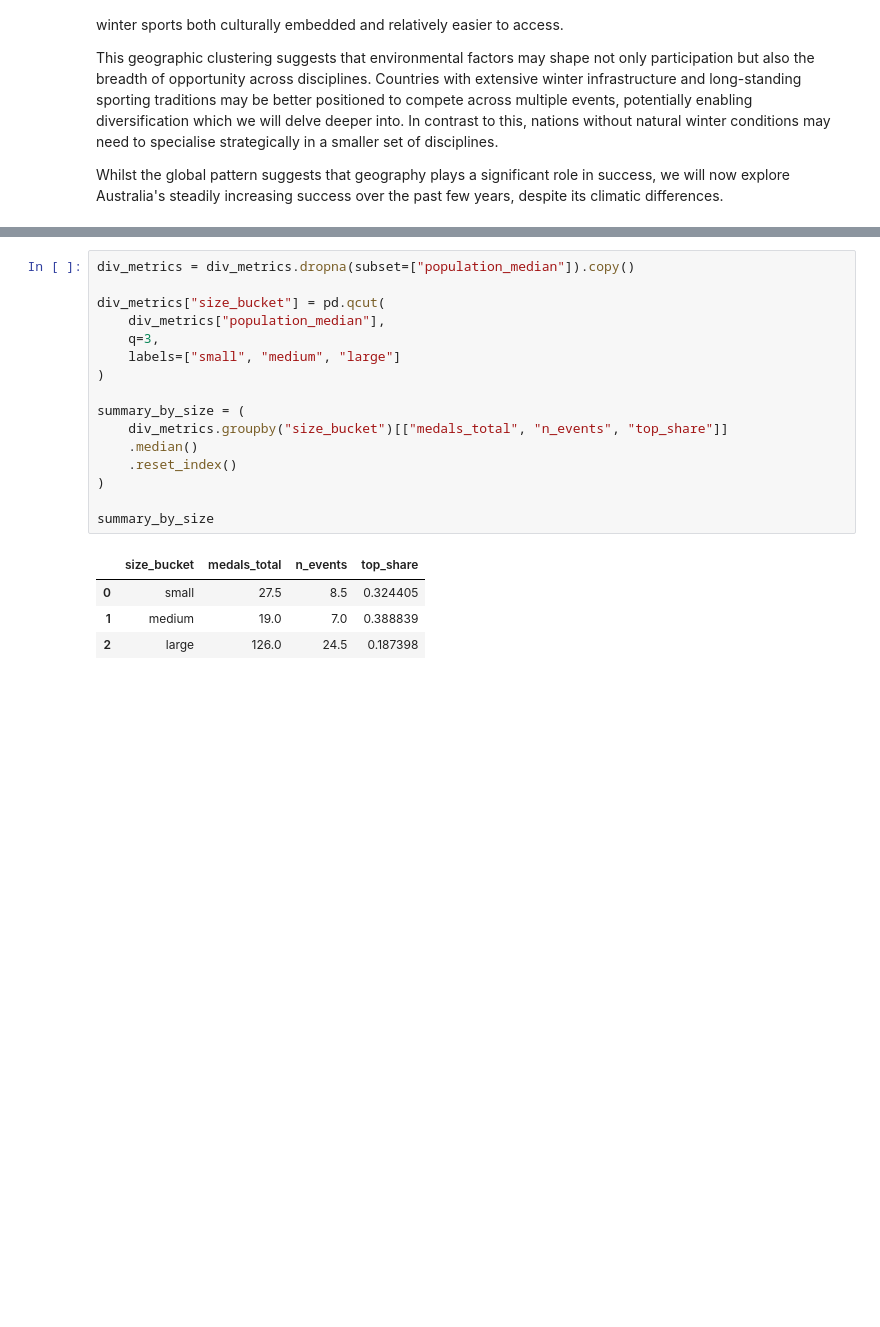
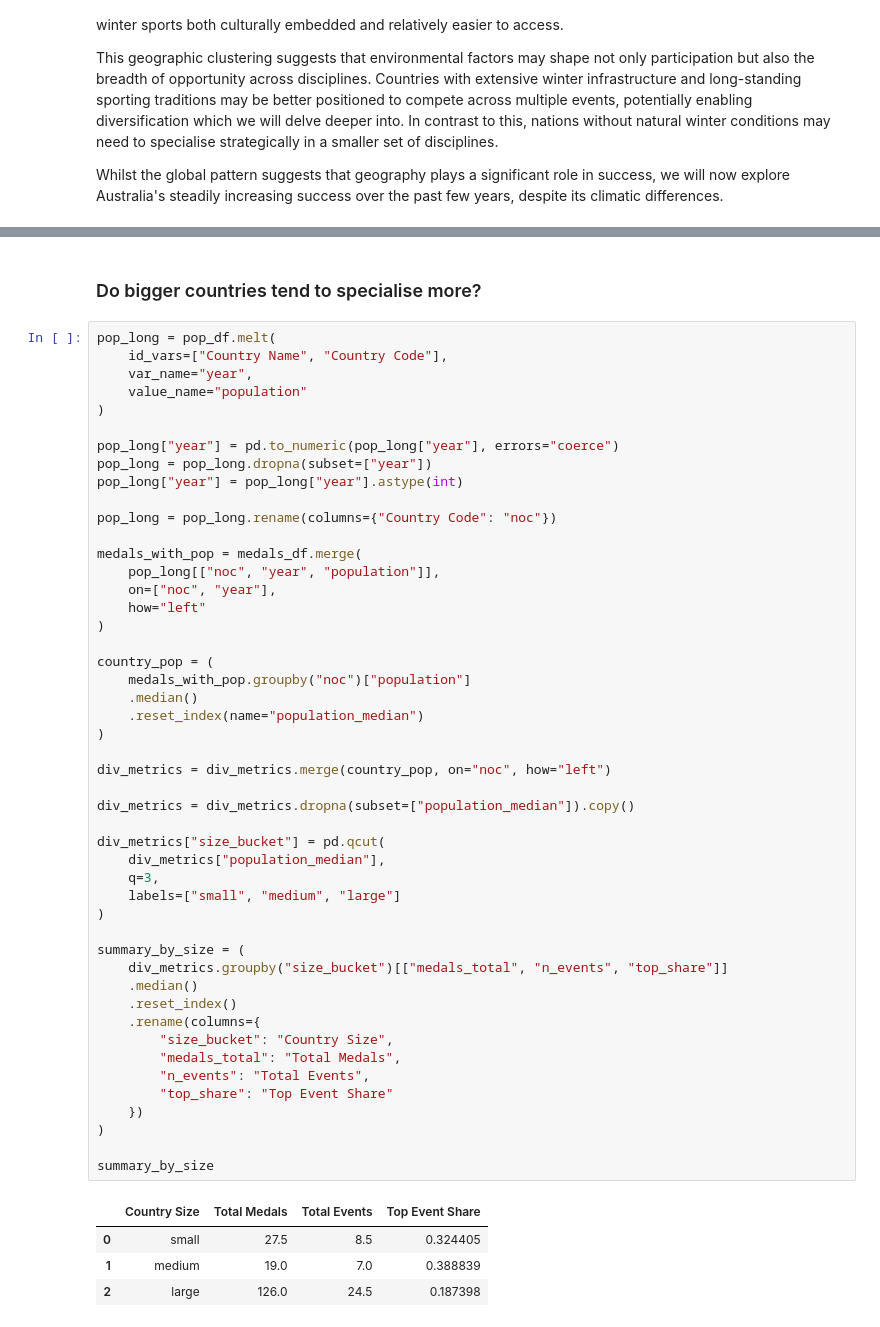
Before and after one commit to dpark2380/comm3180_S26_Blog, a Jupyter notebook: posts/blog_03_olympics/DOW3_olympics.ipynb, the cells around one changed output, grey strips where cells are left out. Cells and saved outputs as stored; diff of their text form; blank space fills up the shorter version.

```diff
--- a/posts/blog_03_olympics/DOW3_olympics.ipynb
+++ b/posts/blog_03_olympics/DOW3_olympics.ipynb
@@ -204,21 +210,55 @@ div_metrics.head()
+# %% [markdown]
+### Do bigger countries tend to specialise more?
 # %%
+pop_long = pop_df.melt(
+    id_vars=["Country Name", "Country Code"],
+    var_name="year",
+    value_name="population"
+)
+
+pop_long["year"] = pd.to_numeric(pop_long["year"], errors="coerce")
+pop_long = pop_long.dropna(subset=["year"])
+pop_long["year"] = pop_long["year"].astype(int)
+
+pop_long = pop_long.rename(columns={"Country Code": "noc"})
+
+medals_with_pop = medals_df.merge(
+    pop_long[["noc", "year", "population"]],
+    on=["noc", "year"],
+    how="left"
+)
+
+country_pop = (
+    medals_with_pop.groupby("noc")["population"]
+    .median()
+    .reset_index(name="population_median")
+)
+
+div_metrics = div_metrics.merge(country_pop, on="noc", how="left")
+
 div_metrics = div_metrics.dropna(subset=["population_median"]).copy()
 
 div_metrics["size_bucket"] = pd.qcut(
     div_metrics["population_median"],
     q=3,
     labels=["small", "medium", "large"]
 )
 
 summary_by_size = (
     div_metrics.groupby("size_bucket")[["medals_total", "n_events", "top_share"]]
     .median()
     .reset_index()
+    .rename(columns={
+        "size_bucket": "Country Size",
+        "medals_total": "Total Medals",
+        "n_events": "Total Events",
+        "top_share": "Top Event Share"
+    })
 )
 
 summary_by_size
 # %% [output]
-|  | size_bucket | medals_total | n_events | top_share |
+|  | Country Size | Total Medals | Total Events | Top Event Share |
 | 0 | small | 27.5 | 8.5 | 0.324405 |
 | 1 | medium | 19.0 | 7.0 | 0.388839 |
 | 2 | large | 126.0 | 24.5 | 0.187398 |
```
Also changed, not shown: parts of 15 cells of this notebook.
